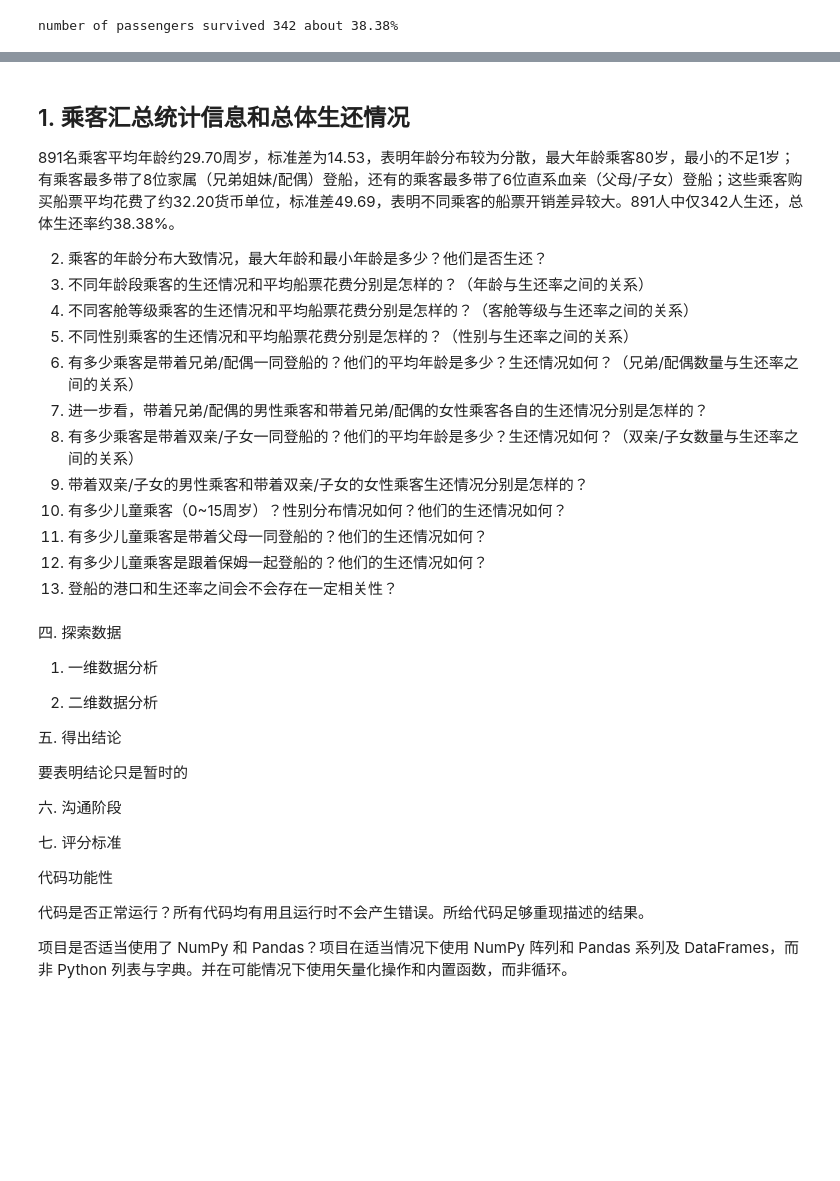
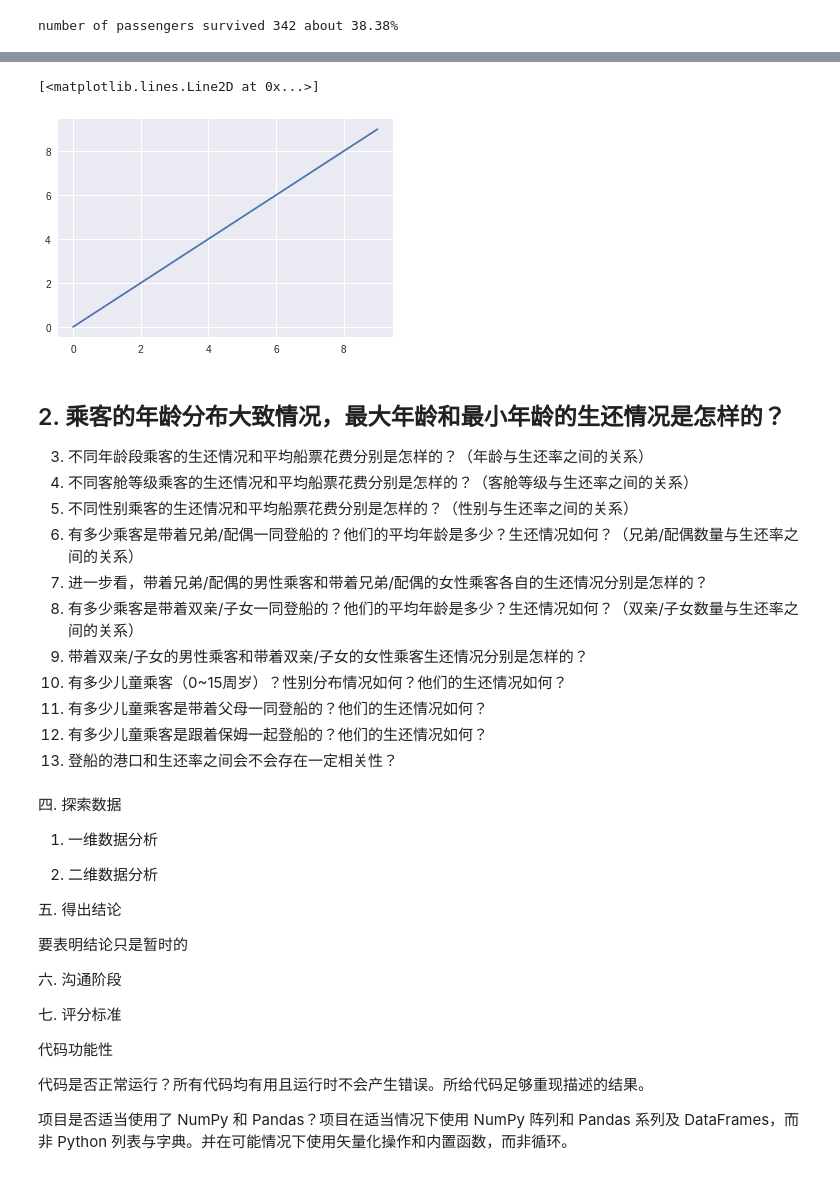
Before and after one commit to leesper/become-data-analyst, a Jupyter notebook: P2investigate_dataset/P2investivate_dataset.ipynb, the cells around one changed output, grey strips where cells are left out. Saved outputs shown, nothing was run; the diff lists cells and outputs as text; code cells hidden in the pictures; blank space fills up the shorter version.

```diff
--- a/P2investigate_dataset/P2investivate_dataset.ipynb
+++ b/P2investigate_dataset/P2investivate_dataset.ipynb
@@ -141,11 +142,11 @@ number of passengers survived 342 about 38.38%
+# %%
+plot(np.arange(10))
+# %% [output]
+[<matplotlib.lines.Line2D at 0x...>]
+[figure, added]
 # %% [markdown]
-## 1. 乘客汇总统计信息和总体生还情况
+## 2. 乘客的年龄分布大致情况，最大年龄和最小年龄的生还情况是怎样的？
 
-891名乘客平均年龄约29.70周岁，标准差为14.53，表明年龄分布较为分散，最大年龄乘客80岁，最小的不足1岁；有乘客最多带了8位家属（兄弟姐妹/配偶）登船，还有的乘客最多带了6位直系血亲（父母/子女）登船；这些乘客购买船票平均花费了约32.20货币单位，标准差49.69，表明不同乘客的船票开销差异较大。891人中仅342人生还，总体生还率约38.38%。
-
-
-
-2. 乘客的年龄分布大致情况，最大年龄和最小年龄是多少？他们是否生还？
 3. 不同年龄段乘客的生还情况和平均船票花费分别是怎样的？（年龄与生还率之间的关系）
 4. 不同客舱等级乘客的生还情况和平均船票花费分别是怎样的？（客舱等级与生还率之间的关系）
 5. 不同性别乘客的生还情况和平均船票花费分别是怎样的？（性别与生还率之间的关系）
```
Also changed, not shown: parts of 2 cells of this notebook.
